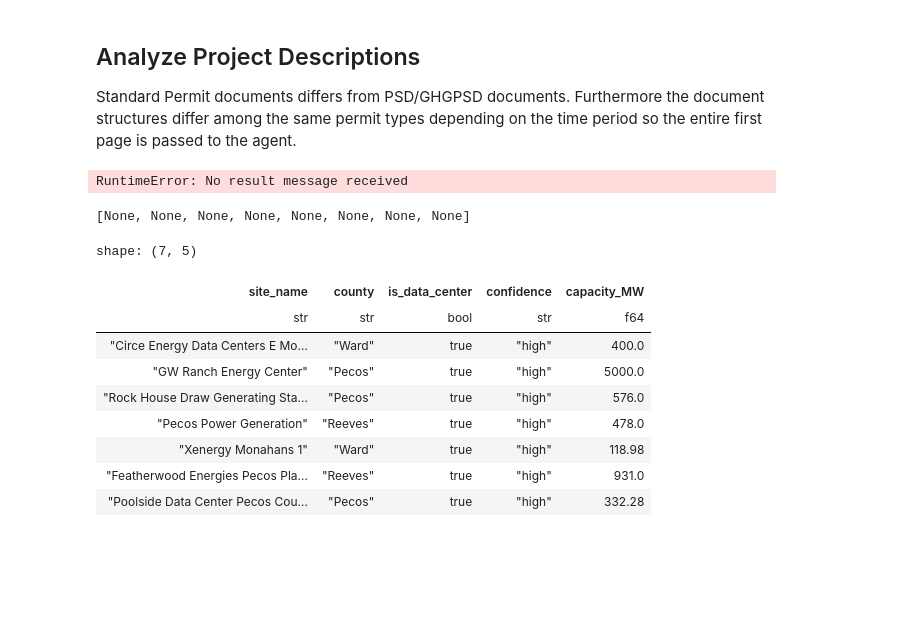
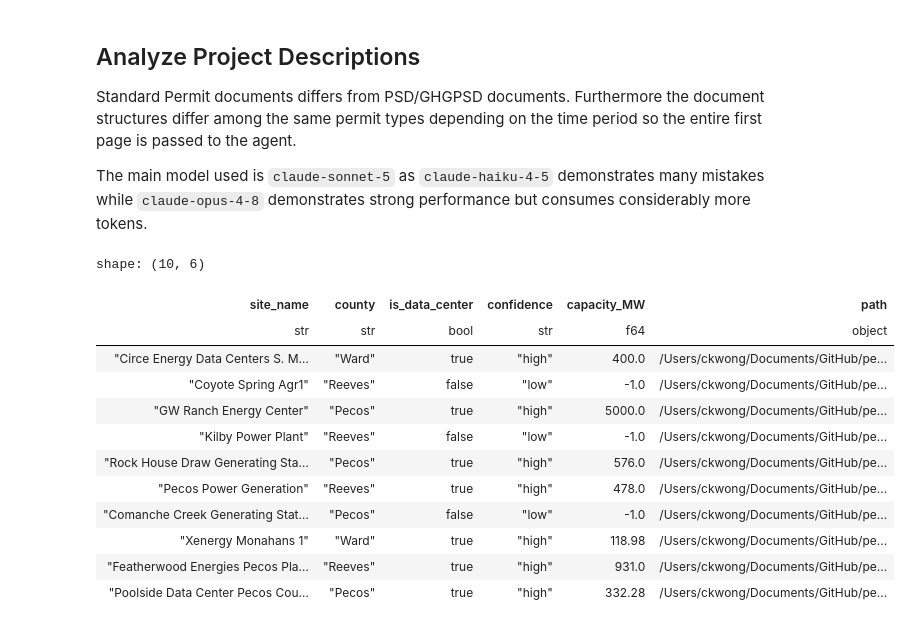
Before and after one commit to ckwong6599/permian-data-centers, a Jupyter notebook: notebooks/extract_datacenter_info.ipynb, the cells around one changed output. Drawn from its saved outputs; the diff is of its cells as text; code cells hidden in the pictures; blank space fills up the shorter version.

```diff
--- a/notebooks/extract_datacenter_info.ipynb
+++ b/notebooks/extract_datacenter_info.ipynb
@@ -21,8 +29,10 @@ PDF_DIR = PROJECT_ROOT / 'data' / 'raw' / 'records'
 ## Analyze Project Descriptions
 
 Standard Permit documents differs from PSD/GHGPSD documents. Furthermore the document structures differ among the same permit types depending on the time period so the entire first page is passed to the agent.
+
+The main model used is `claude-sonnet-5` as `claude-haiku-4-5` demonstrates many mistakes while `claude-opus-4-8` demonstrates strong performance but consumes considerably more tokens.
 # %%
-from claude_agent_sdk import query, ClaudeAgentOptions, ResultMessage
+# LLM project description analysis
 
 async def analyze_proj_desc(cover_text: str) -> dict:
     schema = {
@@ -34,7 +44,7 @@ async def analyze_proj_desc(cover_text: str) -> dict:
                 "county": {"type": "string"},
                 "is_data_center": {"type": "boolean"},
                 "confidence": {"type": "string", "enum": ["high", "medium", "low"]},
-                "capacity_MW": {"type": "number"},
+                "capacity_MW": {"type": "number"}
             },
             "required": ["site_name", "county", "is_data_center", "confidence", "capacity_MW"]
         }
@@ -46,13 +56,13 @@ async def analyze_proj_desc(cover_text: str) -> dict:
         system_prompt = '''
             You are a document classifier for TCEQ air permit filings. Given a project description, determine whether it describes a gas-fired power generation facility built to power an onsite or immediately-adjacent data center / compute facility behind the meter (i.e., generation dedicated to the data center's load, not routed through the grid).
 
-            Does NOT qualify:
+            Examples NOT qualifying:
             - Crypto-mining facilities (regardless of power source)
             - Grid-interconnected generation, even if colocated with other industrial loads
             - Generation whose stated purpose is oilfield/production support (compressors, artificial lift, etc.) rather than compute load
             - Generation serving mixed/unspecified loads with no data center mentioned
 
-            Only treat it as ambiguous, and only then use web search, if the project description names a facility/operator but does not state its purpose clearly. Do at most one round of search; if search doesn't resolve it, classify at "low" confidence rather than continuing to search.
+            For ambigious descriptions which could possibly suggest one, perform a web search. Examples include "onsite generation", "behind-the-meter", etc. without naming what load it serves. Do three rounds of independent searches for such
 
             Confidence rubric:
             - "high": the document explicitly states the generation powers a data center/compute facility
@@ -87,53 +97,54 @@ async def analyze_proj_desc(cover_text: str) -> dict:
         for line in stderr_lines:
             print(" ", line)
     raise RuntimeError("No result message received")
-# %%
-pdf_paths = list(PDF_DIR.glob("*.pdf"))
-
-def extract_section(prefix: str, suffix: str, text):
-    pattern = rf"{prefix}(.*?){suffix}"
-
-    return re.search(pattern, text, re.DOTALL).group(1)
-
-proj_infos = []
-for path in pdf_paths:
-    cover_text = pymupdf.open(path)[0].get_text()
-
-    proj_info = await analyze_proj_desc(cover_text)
-    proj_infos.append(proj_info)
-# %% [output]
-RuntimeError: No result message received
-# %%
-proj_infos
-# %% [output]
-[None, None, None, None, None, None, None, None]
 # %%
-import polars as pl
+pdf_paths = list(PDF_DIR.glob("*.pdf"))
+
+def extract_section(prefix: str, suffix: str, text):
+    pattern = rf"{prefix}(.*?){suffix}"
+
+    return re.search(pattern, text, re.DOTALL).group(1)
+
+# Consumption: 10% of Pro Plan for 30 documents.
+proj_infos = []
+for path in pdf_paths:
+    cover_text = pymupdf.open(path)[0].get_text()
+
+    proj_info = await analyze_proj_desc(cover_text)
+    proj_info["path"] = f"{path}"
+    proj_infos.append(proj_info)
 
 site_records = pl.DataFrame(
     {
         key: [
             data[key]
             for data in proj_infos
         ]
         for key in proj_infos[0].keys()
     },
     strict=False
 )
 
 data_centers = site_records.filter(
-    pl.col("is_data_center") == True
+    (pl.col("is_data_center") == True)
+    | (
+        (pl.col("is_data_center") == False)
+        & (pl.col("confidence") == "low")
+    )
 )
 
 data_centers
 # %% [output]
-shape: (7, 5)
+shape: (10, 6)
-| site_name | county | is_data_center | confidence | capacity_MW |
-| str | str | bool | str | f64 |
-| "Circe Energy Data Centers E Mo… | "Ward" | true | "high" | 400.0 |
-| "GW Ranch Energy Center" | "Pecos" | true | "high" | 5000.0 |
-| "Rock House Draw Generating Sta… | "Pecos" | true | "high" | 576.0 |
-| "Pecos Power Generation" | "Reeves" | true | "high" | 478.0 |
-| "Xenergy Monahans 1" | "Ward" | true | "high" | 118.98 |
-| "Featherwood Energies Pecos Pla… | "Reeves" | true | "high" | 931.0 |
-| "Poolside Data Center Pecos Cou… | "Pecos" | true | "high" | 332.28 |
+| site_name | county | is_data_center | confidence | capacity_MW | path |
+| str | str | bool | str | f64 | object |
+| "Circe Energy Data Centers S. M… | "Ward" | true | "high" | 400.0 | /Users/ckwong/Documents/GitHub/pe... |
+| "Coyote Spring Agr1" | "Reeves" | false | "low" | -1.0 | /Users/ckwong/Documents/GitHub/pe... |
+| "GW Ranch Energy Center" | "Pecos" | true | "high" | 5000.0 | /Users/ckwong/Documents/GitHub/pe... |
+| "Kilby Power Plant" | "Reeves" | false | "low" | -1.0 | /Users/ckwong/Documents/GitHub/pe... |
+| "Rock House Draw Generating Sta… | "Pecos" | true | "high" | 576.0 | /Users/ckwong/Documents/GitHub/pe... |
+| "Pecos Power Generation" | "Reeves" | true | "high" | 478.0 | /Users/ckwong/Documents/GitHub/pe... |
+| "Comanche Creek Generating Stat… | "Pecos" | false | "low" | -1.0 | /Users/ckwong/Documents/GitHub/pe... |
+| "Xenergy Monahans 1" | "Ward" | true | "high" | 118.98 | /Users/ckwong/Documents/GitHub/pe... |
+| "Featherwood Energies Pecos Pla… | "Reeves" | true | "high" | 931.0 | /Users/ckwong/Documents/GitHub/pe... |
+| "Poolside Data Center Pecos Cou… | "Pecos" | true | "high" | 332.28 | /Users/ckwong/Documents/GitHub/pe... |
```
Also changed, not shown: parts of 9 cells of this notebook, 2 other files.
